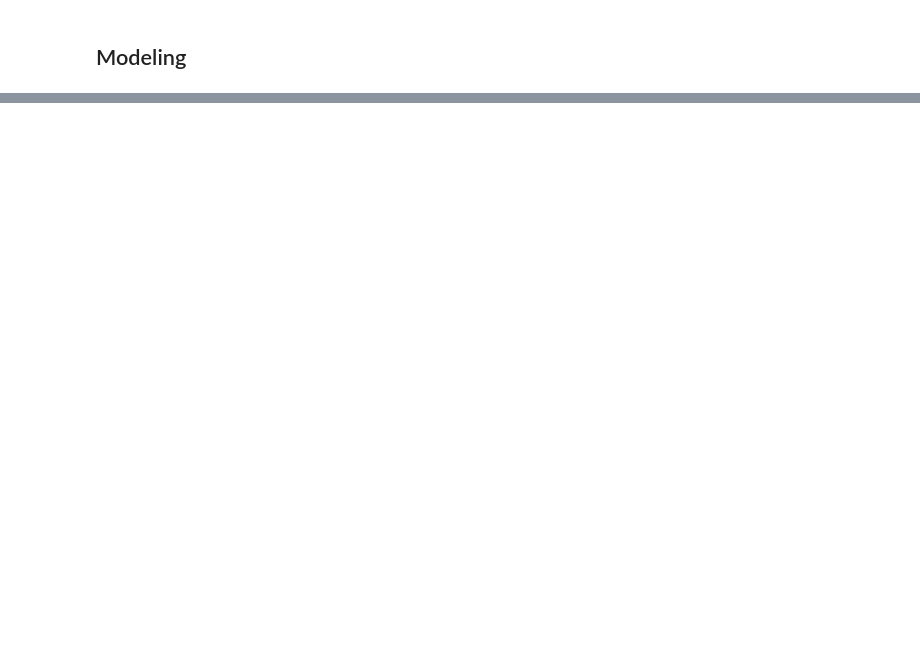
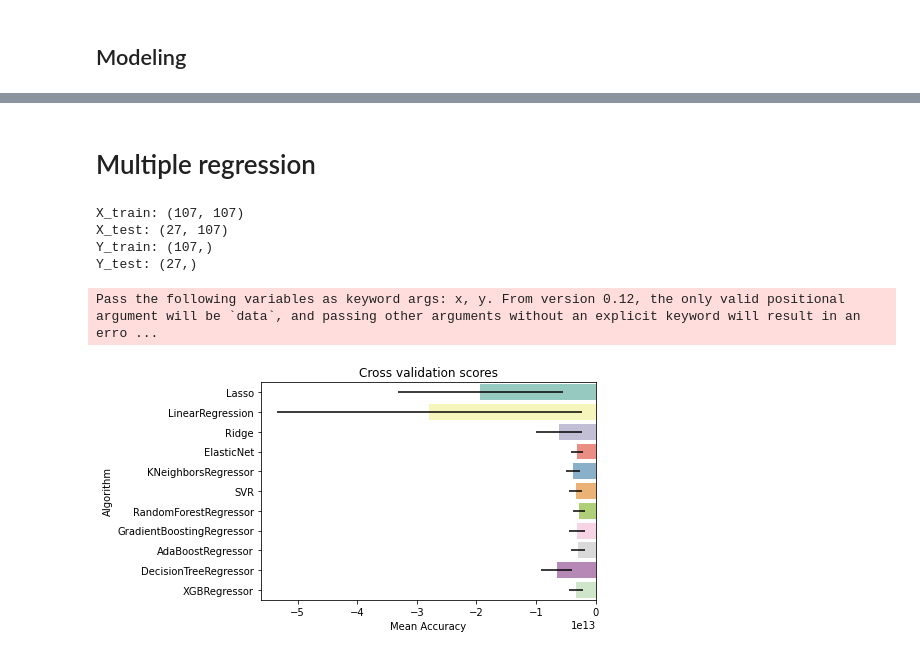
Before and after one commit to shima2920/Kaggle, a Jupyter notebook: Restaurant_Revenue_Prediction_multiple_regression_model.ipynb, the cells around one changed output, grey strips where cells are left out. Saved outputs shown, nothing was run; the diff lists cells and outputs as text; code cells hidden in the pictures; blank space fills up the shorter version.

Commit message:
Updated the model and preprocessing

```diff
--- a/Restaurant_Revenue_Prediction_multiple_regression_model.ipynb
+++ b/Restaurant_Revenue_Prediction_multiple_regression_model.ipynb
@@ -416,0 +580,18 @@ y_pred = best_random.predict(processed_test_data)
+# %% [markdown]
+# Multiple regression
+# %%
+from sklearn.model_selection import train_test_split
+
+x_train=train.drop('revenue',axis=1)
+y_train=train['revenue']
+X_train, X_test, Y_train, Y_test = train_test_split(x_train,y_train,test_size=0.20,random_state=12345)
+
+print("X_train: "+str(X_train.shape))
+print("X_test: "+str(X_test.shape))
+print("Y_train: "+str(Y_train.shape))
+print("Y_test: "+str(Y_test.shape))
+# %% [output]
+X_train: (107, 107)
+X_test: (27, 107)
+Y_train: (107,)
+Y_test: (27,)
@@ -416,0 +612,37 @@ y_pred = best_random.predict(processed_test_data)
+# %%
+#機械学習モデルをリストに格納
+random_state = 2
+classifiers = []
+classifiers.append(Lasso(random_state=random_state))
+classifiers.append(LinearRegression())
+classifiers.append(Ridge(random_state=random_state))
+classifiers.append(ElasticNet(random_state=random_state))
+classifiers.append(KNeighborsRegressor())
+classifiers.append(SVR())
+classifiers.append(RandomForestRegressor(random_state=random_state))
+classifiers.append(GradientBoostingRegressor())
+classifiers.append(AdaBoostRegressor(random_state = random_state))
+classifiers.append(DecisionTreeRegressor())
+classifiers.append(XGBRegressor())
+# %%
+#複数のclassifier の適用
+cv_results = []
+for classifier in classifiers :
+    cv_results.append(cross_val_score(classifier, X_train, Y_train, scoring='neg_mean_squared_error', cv =10, n_jobs=4))
+
+#適用したclassifierのスコアを取得
+cv_means = []
+cv_std = []
+for cv_result in cv_results:
+    cv_means.append(cv_result.mean())
+    cv_std.append(cv_result.std())
+
+cv_res = pd.DataFrame({"CrossValMeans":cv_means,"CrossValerrors": cv_std,"Algorithm":["Lasso","LinearRegression","Ridge",
+"ElasticNet","KNeighborsRegressor","SVR","RandomForestRegressor","GradientBoostingRegressor","AdaBoostRegressor","DecisionTreeRegressor", "XGBRegressor"]})
+# %%
+g = sns.barplot("CrossValMeans","Algorithm",data = cv_res, palette="Set3",orient = "h",**{'xerr':cv_std})
+g.set_xlabel("Mean Accuracy")
+g = g.set_title("Cross validation scores")
+# %% [output]
+Pass the following variables as keyword args: x, y. From version 0.12, the only valid positional argument will be `data`, and passing other arguments without an explicit keyword will result in an erro ...
+[figure, added]
```
Also changed, not shown: parts of 49 cells of this notebook.
